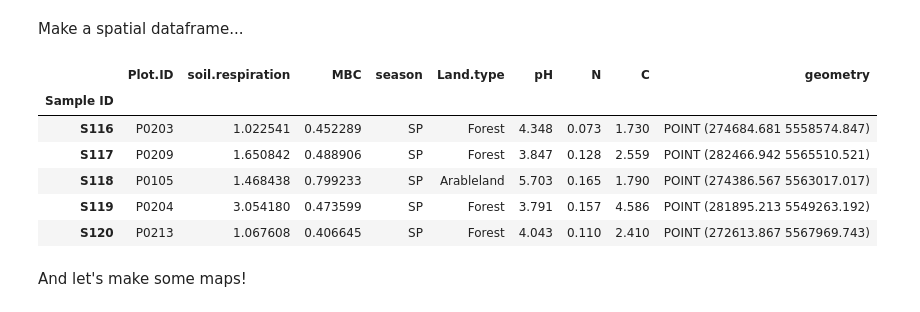
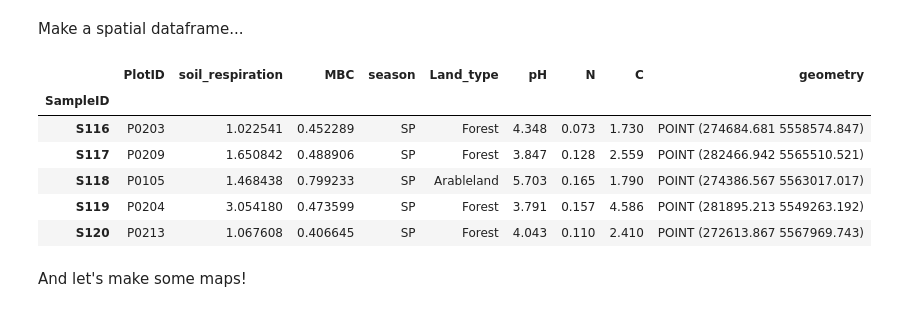
Before and after one commit to danchurch/fichtelgebirgeSoils, a Jupyter notebook: spatialAnalysis/spatialAnalysisSulariData.ipynb, the cells around one changed output. Cells and saved outputs as stored; diff of their text form; code cells hidden in the pictures.

```diff
--- a/spatialAnalysis/spatialAnalysisSulariData.ipynb
+++ b/spatialAnalysis/spatialAnalysisSulariData.ipynb
@@ -48,0 +66,7 @@ envData.head()
+# %%
+## in the future, this is the cleaner data:
+sulariEnvCSV="/home/daniel/Documents/projects/fichtelSoils/fichtelgebirgeSoils/spatialAnalysis/sulariEnv.csv"
+envData = pd.read_csv(sulariEnvCSV, index_col='SampleID')
+
+envData.head()
+envData.tail()
@@ -77,21 +110,26 @@ comData.head()
 # %% [markdown]
 Make a spatial dataframe...
 # %%
+## get rid of controls
+envData.drop([ "C1.1", "C1.2", "C2.1", "C2.2"], inplace=True)
+
 plotPoints = gpd.points_from_xy( envData.Longitude, envData.Latitude, crs="EPSG:4326" )
 
-sulariPlotsDF = gpd.GeoDataFrame(envData[[ 'Plot.ID', 'soil.respiration',
-                    'MBC', 'season', 'Land.type', 'pH', 'N', 'C']], geometry=plotPoints)
+sulariPlotsDF = gpd.GeoDataFrame(envData[[ 'PlotID', 'soil_respiration',
+                    'MBC', 'season', 'Land_type', 'pH', 'N', 'C']], geometry=plotPoints)
+
+
 
 ## to convert to UTM? looks like we are in zone 33
 ## looks like:
 ## EPSG:32633
 
 sulariPlot_utm = sulariPlotsDF.to_crs('EPSG:32633')
 
 sulariPlot_utm.tail()
 # %% [output]
-|  | Plot.ID | soil.respiration | MBC | season | Land.type | pH | N | C | geometry |
-| Sample ID |  |  |  |  |  |  |  |  |  |
+|  | PlotID | soil_respiration | MBC | season | Land_type | pH | N | C | geometry |
+| SampleID |  |  |  |  |  |  |  |  |  |
 | S116 | P0203 | 1.022541 | 0.452289 | SP | Forest | 4.348 | 0.073 | 1.730 | POINT (274684.681 5558574.847) |
 | S117 | P0209 | 1.650842 | 0.488906 | SP | Forest | 3.847 | 0.128 | 2.559 | POINT (282466.942 5565510.521) |
 | S118 | P0105 | 1.468438 | 0.799233 | SP | Arableland | 5.703 | 0.165 | 1.790 | POINT (274386.567 5563017.017) |
```
Also changed, not shown: parts of 18 cells of this notebook, 9 other files.
